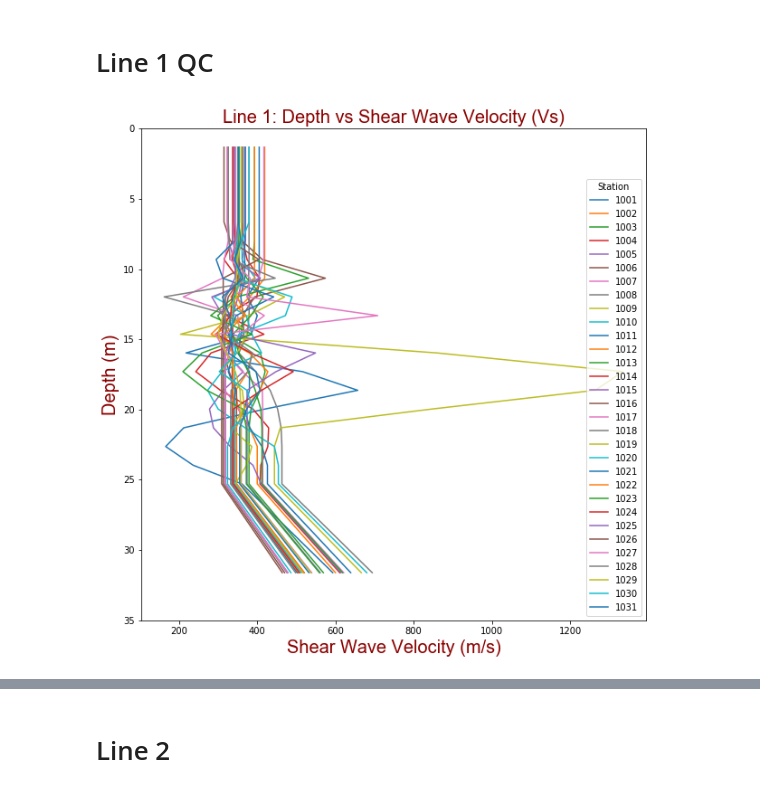
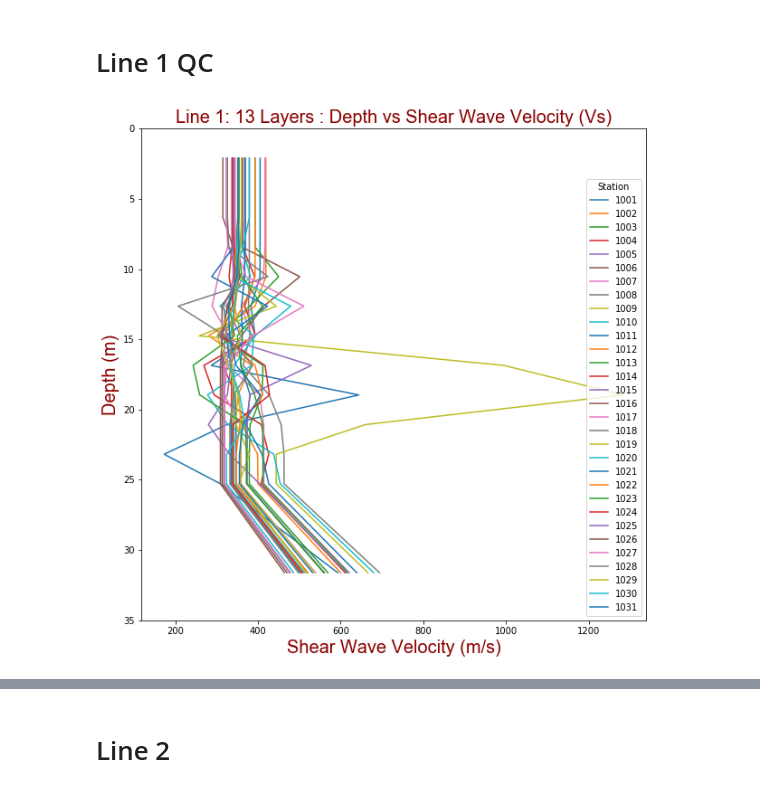
Before and after one commit to mwenz27/python_misc, a Jupyter notebook: Plotting_data/Production_scripts_conversion_and_qc_MASW.ipynb, the cells around one changed output, grey strips where cells are left out. Saved outputs shown, nothing was run; the diff lists cells and outputs as text; code cells hidden in the pictures.

```diff
--- a/Plotting_data/Production_scripts_conversion_and_qc_MASW.ipynb
+++ b/Plotting_data/Production_scripts_conversion_and_qc_MASW.ipynb
@@ -280,8 +284,8 @@ def plot_shear_wave(line_name, path, number_of_layers):
     plt.legend(loc=4, title='Station')
     plt.xlabel("Shear Wave Velocity (m/s)", fontdict=font)
     plt.ylabel("Depth (m)", fontdict=font)
-    plt.title(f"Line {primary_line}: Depth vs Shear Wave Velocity (Vs)", fontdict=font)
-    plt.savefig(f'Line_{primary_line}_Depth_vs_shear_wave.png')
+    plt.title(f"Line {primary_line}: {number_of_layers} Layers : Depth vs Shear Wave Velocity (Vs)", fontdict=font)
+    plt.savefig(f'Line_{primary_line}_{number_of_layers}_layers_depth_vs_shear_wave.png')
 # %% [markdown]
 ## LINE 1 - 20 Layer  production
 # %%
@@ -396,10 +411,10 @@ C:\Users\Ninja\Documents\MASW\Dundass_Road_MASW\Dundass_Road_MASW\SG2\MASW2\revi
 # %% [markdown]
 # Line 1 QC
 # %%
-s1 = "C:\\Users\\Ninja\\Documents\\MASW\\Dundass_Road_MASW\\Dundass_Road_MASW\\SG2\\MASW1\\Revision_6\\20_layer_25m_fixed_depth_equal_int\\"
-plot_shear_wave('line1',s1, 20)
+s1 = "C:\\Users\\Ninja\\Documents\\MASW\\Dundass_Road_MASW\\Dundass_Road_MASW\\SG2\\MASW1\\Revision_6\\13_layer_25m_fixed_depth_equal_int\\"
+plot_shear_wave('line1',s1, 13)
 # %% [output]
-[figure, old version]
+[figure, new version]
 # %%
 revised_pick = "C:\\Users\\Ninja\\Documents\\MASW\\Dundass_Road_MASW\\Dundass_Road_MASW\\SG2\\MASW1\\Revision_7\\13_layer_25_fixed_equal_int\\"
 s1_r7 = plot_shear_wave('line1', revised_pick, 13)
```
Also changed, not shown: parts of 7 cells of this notebook, 7 other files.
